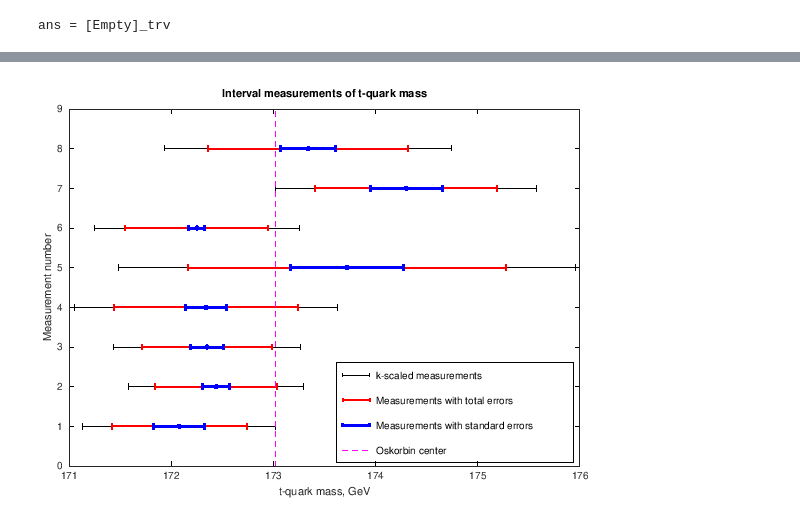
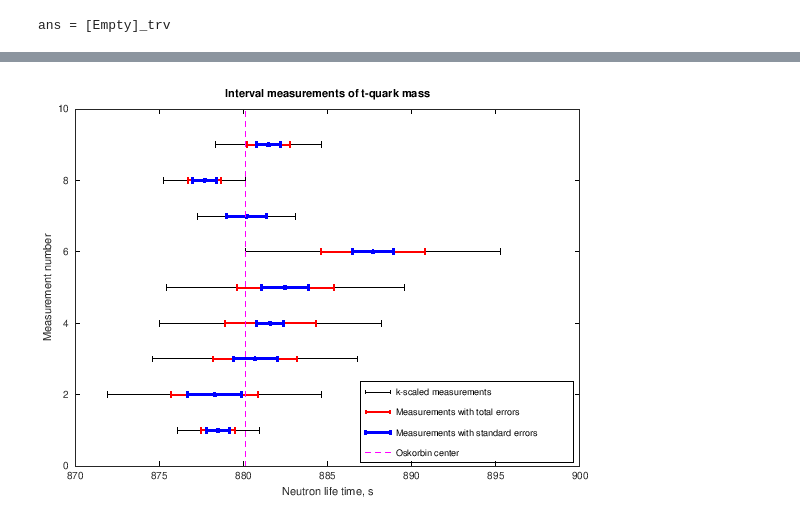
Before and after one commit to szhilin/octave-interval-examples, a Jupyter notebook: NeutronLifetime.ipynb, the cells around one changed output, grey strips where cells are left out. Cells and saved outputs as stored; diff of their text form; code cells hidden in the pictures.

Commit message:
Update NeutronLifetime.ipunb

```diff
--- a/NeutronLifetime.ipynb
+++ b/NeutronLifetime.ipynb
@@ -212,19 +211,19 @@ k =  1.4323
 # %%
 # Графическое представление интервальных данных и МЦН-оценки значения массы t-кварка
-errorbar (vals, nums, k*rad(TQtotal), k*rad(TQtotal),">.k");
+errorbar (vals, nums, k*rad(NTtotal), k*rad(NTtotal),">.k");
 ylim([0 nums(end)+1])
 hold on
-h = errorbar (vals, nums, rad(TQtotal), rad(TQtotal),">.r");
+h = errorbar (vals, nums, rad(NTtotal), rad(NTtotal),">.r");
 set(h,"linewidth",4)
-h = errorbar (vals, nums, rad(TQstd), rad(TQstd),">.b");
+h = errorbar (vals, nums, rad(NTstd), rad(NTstd),">.b");
 set(h,"linewidth",6)
 set(h,"markersize",12)
 title ("Interval measurements of t-quark mass");
-xlabel("t-quark mass, GeV")
+xlabel("Neutron life time, s")
 ylabel("Measurement number")
 plot(oskorbin_center*[1 1], ylim, 'm--')
 legend ("k-scaled measurements", "Measurements with total errors",...
         "Measurements with standard errors", "Oskorbin center",...
         "location","southeast");
 # %% [output]
-[figure, old version]
+[figure, new version]
```
Also changed, not shown: parts of 1 cell of this notebook.
